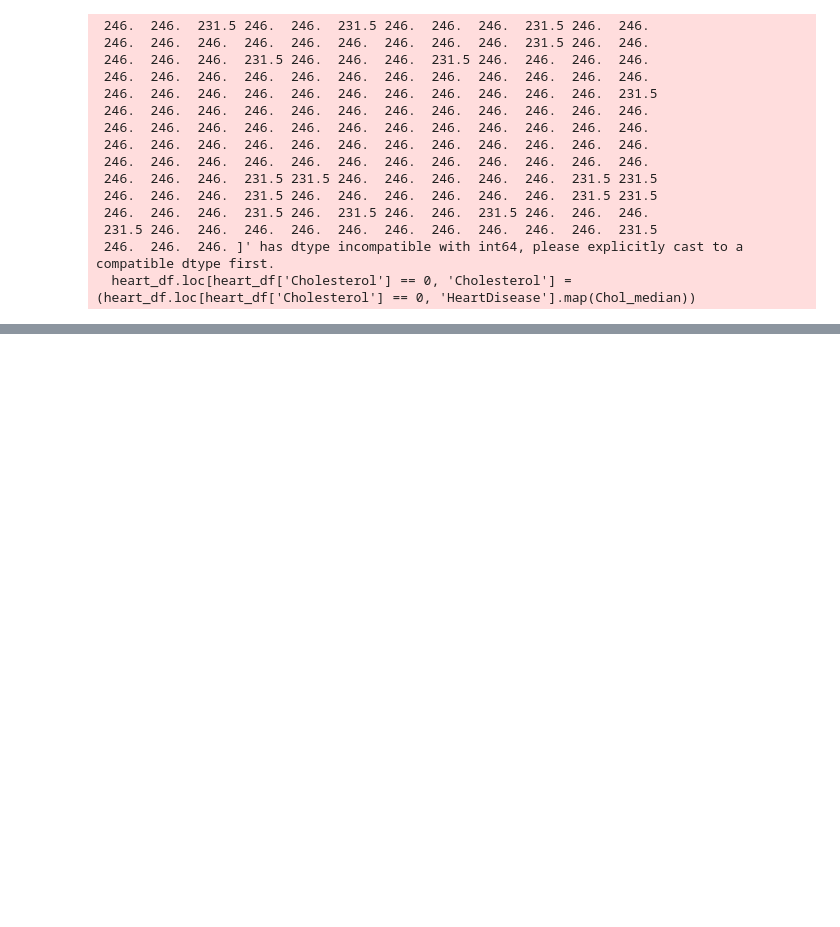
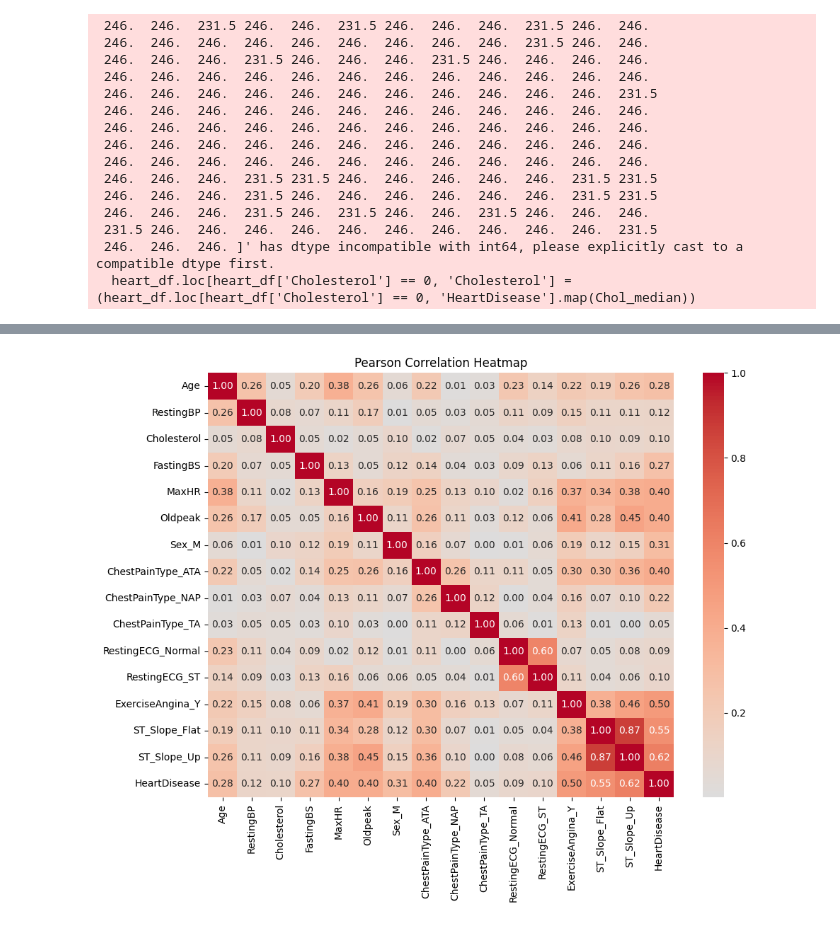
Before and after one commit to rishdass6/Machine_Learning_Projects, a Jupyter notebook: Predicting_Heart_Disease.ipynb, the cells around one changed output, grey strips where cells are left out. Cells and saved outputs as stored; diff of their text form; code cells hidden in the pictures; blank space fills up the shorter version.

Commit message:
Added model with cleaned data

```diff
--- a/Predicting_Heart_Disease.ipynb
+++ b/Predicting_Heart_Disease.ipynb
@@ -279,0 +312,3 @@ heart_df.loc[heart_df['Cholesterol'] == 0, 'Cholesterol'] = (heart_df.loc[heart_
+# %%
+heart_df_dummies = pd.get_dummies(data = heart_df, columns = ['Sex', 'ChestPainType', 'RestingECG', 'ExerciseAngina', 'ST_Slope'], drop_first = True)
+heart_df_dummies
@@ -279,0 +329,3 @@ heart_df.loc[heart_df['Cholesterol'] == 0, 'Cholesterol'] = (heart_df.loc[heart_
+# %%
+y_cols = heart_df_dummies.pop('HeartDisease')
+heart_df_dummies['HeartDisease'] = y_cols
@@ -279,0 +348,10 @@ heart_df.loc[heart_df['Cholesterol'] == 0, 'Cholesterol'] = (heart_df.loc[heart_
+# %%
+import seaborn as sns
+corr_matrix = abs(heart_df_dummies.corr())
+plt.figure(figsize = (10, 8))
+sns.heatmap(corr_matrix, annot = True, cmap = 'coolwarm', center = 0, fmt = '.2f')
+plt.title('Pearson Correlation Heatmap')
+plt.tight_layout()
+plt.show()
+# %% [output]
+[figure, added]
```
Also changed, not shown: parts of 15 cells of this notebook.
